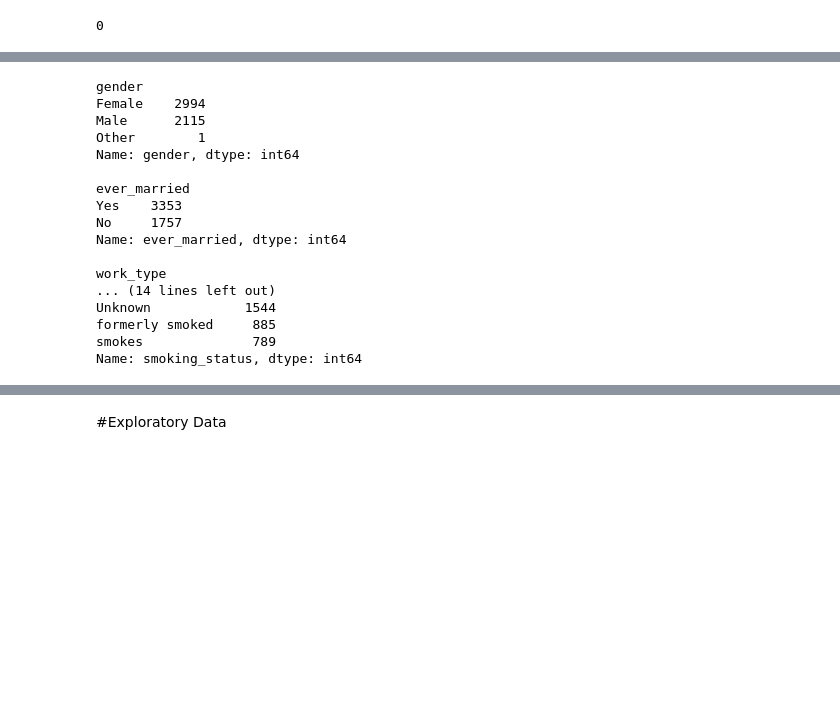
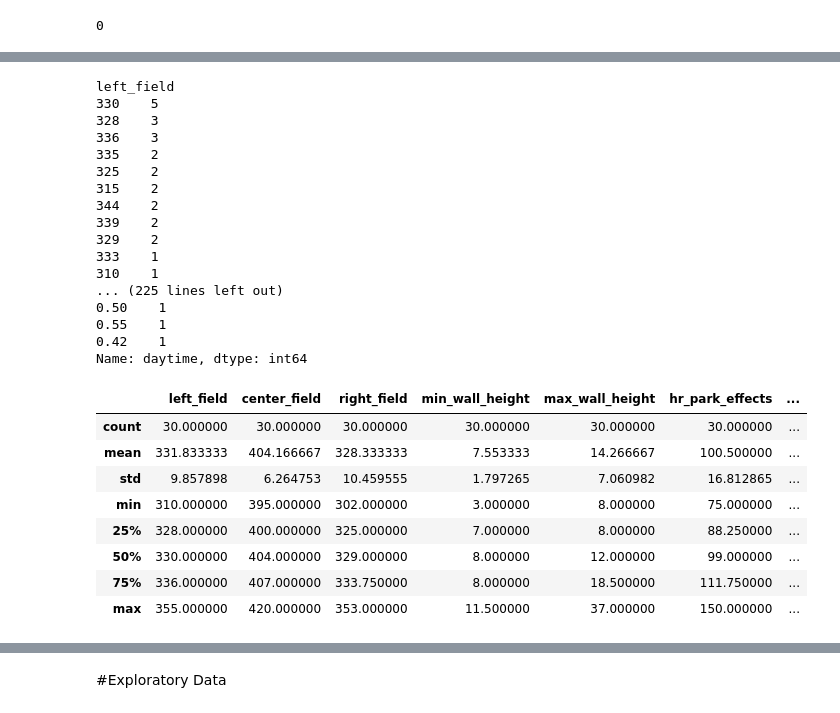
Before and after one commit to hawkeyedatatsai/MLB-Stadiums, a Jupyter notebook: MLB_Stadiums.ipynb, the cells around one changed output, grey strips where cells are left out. Cells and saved outputs as stored; diff of their text form; code cells hidden in the pictures; blank space fills up the shorter version.

```diff
--- a/MLB_Stadiums.ipynb
+++ b/MLB_Stadiums.ipynb
@@ -84,26 +69,24 @@ dtype: float64
 # %%
 #check for inconsistent values in categorical columns
-for col in list(df.select_dtypes(include='object')):
+for col in list(df.select_dtypes(include='number')):
   print(col)
   print(df[col].value_counts())
   print()
-#will drop "other" on gender since its very minor
-#Plan to keep "Unknown" in smoking_status because its a huge portion of the col
 # %% [output]
-gender
-Female    2994
-Male      2115
-Other        1
-Name: gender, dtype: int64
-
-ever_married
-Yes    3353
-No     1757
-Name: ever_married, dtype: int64
-
-work_type
-... (14 lines left out)
-Unknown            1544
-formerly smoked     885
-smokes              789
-Name: smoking_status, dtype: int64
+left_field
+330    5
+328    3
+336    3
+335    2
+325    2
+315    2
+344    2
+339    2
+329    2
+333    1
+310    1
+... (225 lines left out)
+0.50    1
+0.55    1
+0.42    1
+Name: daytime, dtype: int64
@@ -114,0 +93,14 @@ Name: smoking_status, dtype: int64
+# %%
+df.describe()
+#max elevation 5190 seems odd
+#BUT we know how Coors Field is high and far from the ground
+# %% [output]
+|  | left_field | center_field | right_field | min_wall_height | max_wall_height | hr_park_effects | ... |
+| count | 30.000000 | 30.000000 | 30.000000 | 30.000000 | 30.000000 | 30.000000 | ... |
+| mean | 331.833333 | 404.166667 | 328.333333 | 7.553333 | 14.266667 | 100.500000 | ... |
+| std | 9.857898 | 6.264753 | 10.459555 | 1.797265 | 7.060982 | 16.812865 | ... |
+| min | 310.000000 | 395.000000 | 302.000000 | 3.000000 | 8.000000 | 75.000000 | ... |
+| 25% | 328.000000 | 400.000000 | 325.000000 | 7.000000 | 8.000000 | 88.250000 | ... |
+| 50% | 330.000000 | 404.000000 | 329.000000 | 8.000000 | 12.000000 | 99.000000 | ... |
+| 75% | 336.000000 | 407.000000 | 333.750000 | 8.000000 | 18.500000 | 111.750000 | ... |
+| max | 355.000000 | 420.000000 | 353.000000 | 11.500000 | 37.000000 | 150.000000 | ... |
```
Also changed, not shown: parts of 103 cells of this notebook.
